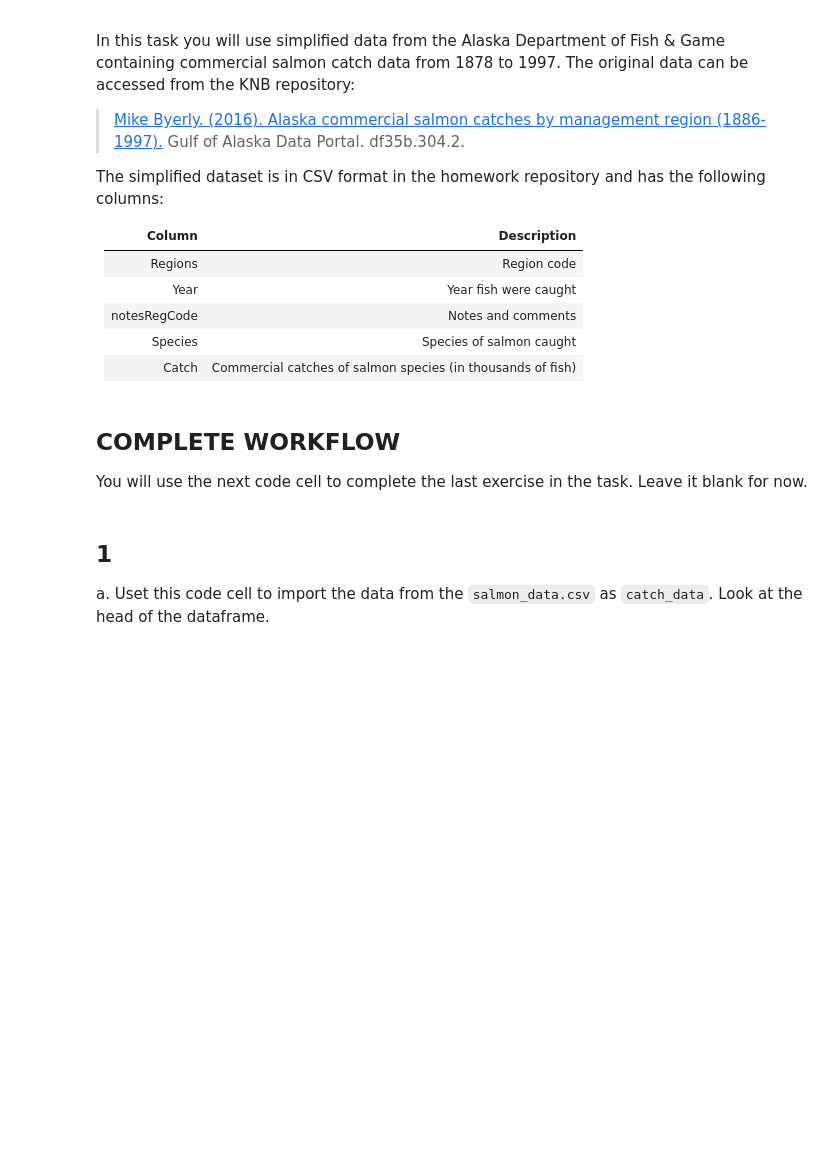
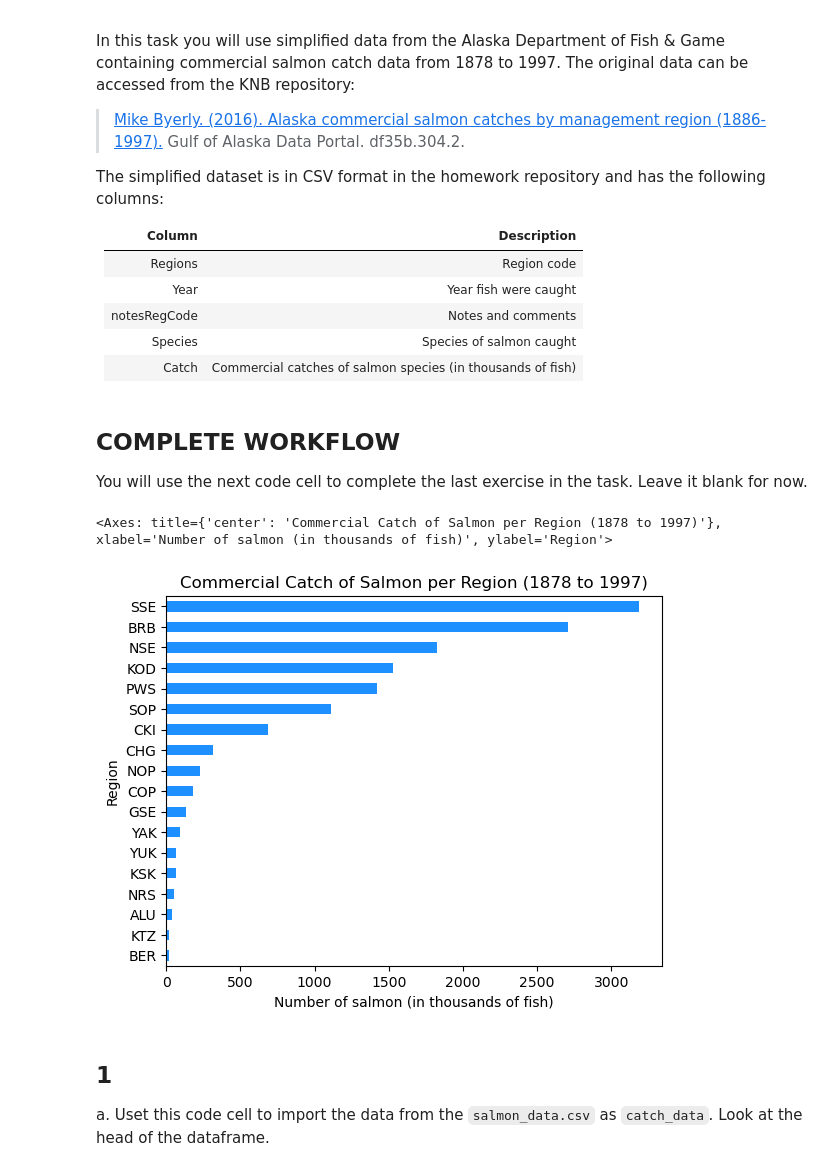
Before and after one commit to sandovaljoaquin/eds220-hwk2, a Jupyter notebook: task2/hwk2-task2-salmon.ipynb, the cells around one changed output. Saved outputs shown, nothing was run; the diff lists cells and outputs as text; code cells hidden in the pictures; blank space fills up the shorter version.

Commit message:
Complete Task 2 number 11.

```diff
--- a/task2/hwk2-task2-salmon.ipynb
+++ b/task2/hwk2-task2-salmon.ipynb
@@ -53,3 +51,21 @@ You will use the next code cell to complete the last exercise in the task. Leave
+# %%
+# FINAL CODE
+
+import pandas as pd
+
+catch_data = pd.read_csv('data/salmon_data.csv')
+
+catch_data['Catch'] = catch_data['Catch'].replace({'I':1}).astype('int64')
+
+avg_region = catch_data.groupby('Region')['Catch'].mean().sort_values()
+
+avg_region.plot(kind = 'barh',
+               xlabel = 'Number of salmon (in thousands of fish)',
+                title = 'Commercial Catch of Salmon per Region (1878 to 1997)',
+                color = 'dodgerblue')
+# %% [output]
+<Axes: title={'center': 'Commercial Catch of Salmon per Region (1878 to 1997)'}, xlabel='Number of salmon (in thousands of fish)', ylabel='Region'>
+[figure, added]
 # %% [markdown]
 ## 1
 
```
Also changed, not shown: parts of 15 cells of this notebook.
